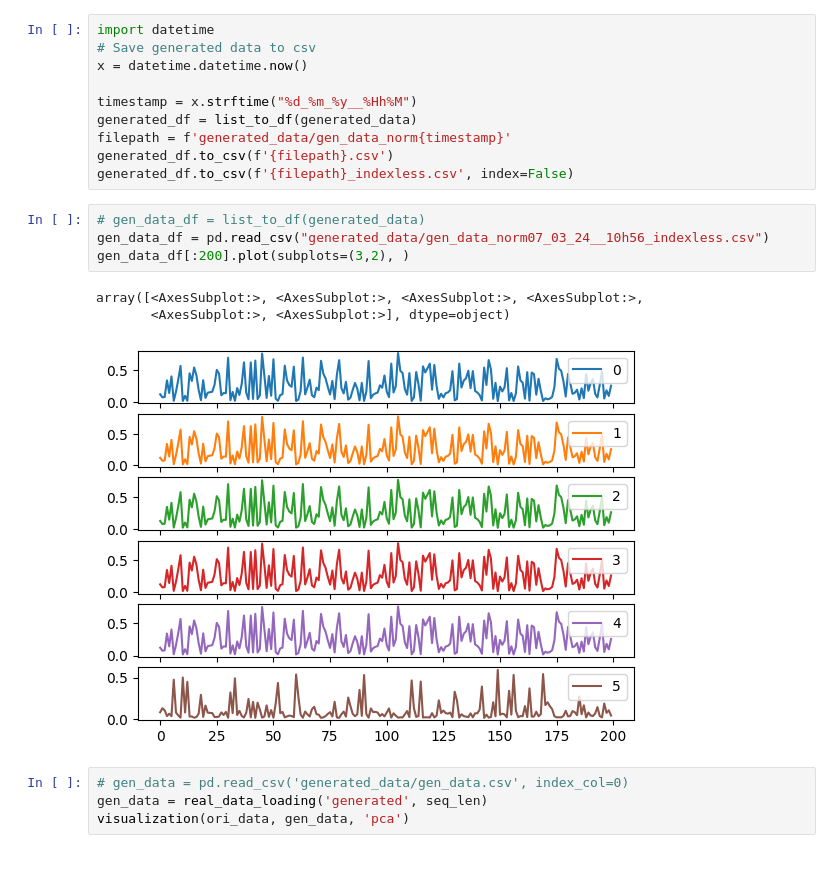
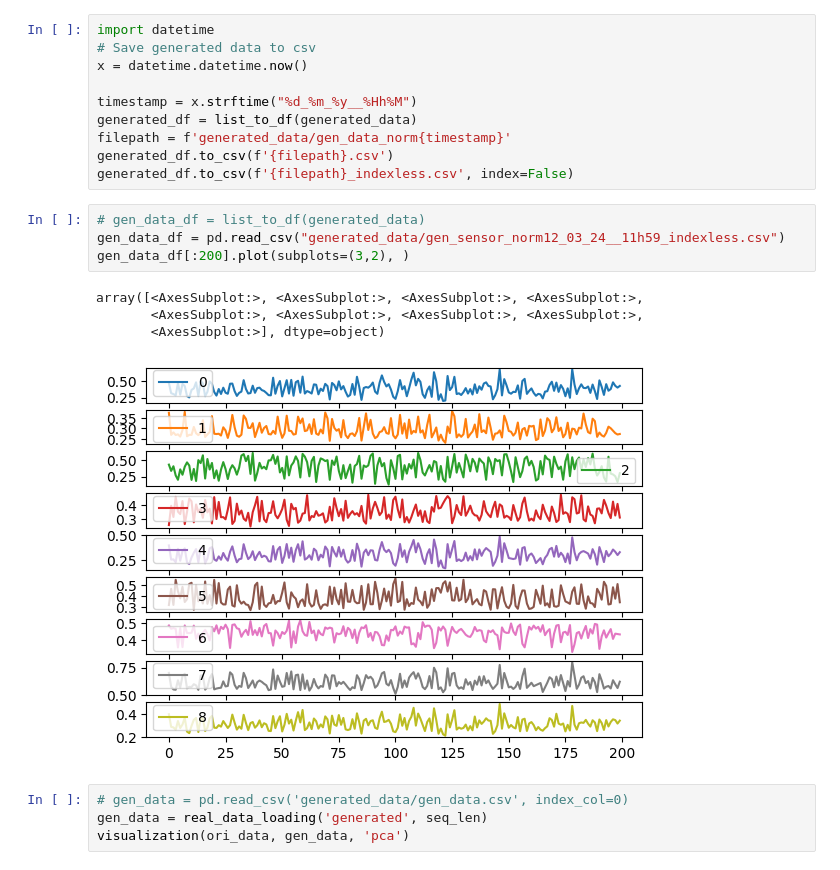
Before and after one commit to fredrikSveen/TimeGAN, a Jupyter notebook: tutorial_timegan.ipynb, the cells around one changed output. Cells and saved outputs as stored; diff of their text form.

```diff
--- a/tutorial_timegan.ipynb
+++ b/tutorial_timegan.ipynb
@@ -245,12 +247,13 @@ generated_df.to_csv(f'{filepath}.csv')
 generated_df.to_csv(f'{filepath}_indexless.csv', index=False)
 # %%
 # gen_data_df = list_to_df(generated_data)
-gen_data_df = pd.read_csv("generated_data/gen_data_norm07_03_24__10h56_indexless.csv")
+gen_data_df = pd.read_csv("generated_data/gen_sensor_norm12_03_24__11h59_indexless.csv")
 gen_data_df[:200].plot(subplots=(3,2), )
 # %% [output]
 array([<AxesSubplot:>, <AxesSubplot:>, <AxesSubplot:>, <AxesSubplot:>,
-       <AxesSubplot:>, <AxesSubplot:>], dtype=object)
+       <AxesSubplot:>, <AxesSubplot:>, <AxesSubplot:>, <AxesSubplot:>,
+       <AxesSubplot:>], dtype=object)
-[figure, old version]
+[figure, new version]
 # %%
 # gen_data = pd.read_csv('generated_data/gen_data.csv', index_col=0)
 gen_data = real_data_loading('generated', seq_len)
```
Also changed, not shown: parts of 3 cells of this notebook, 1 other file.
